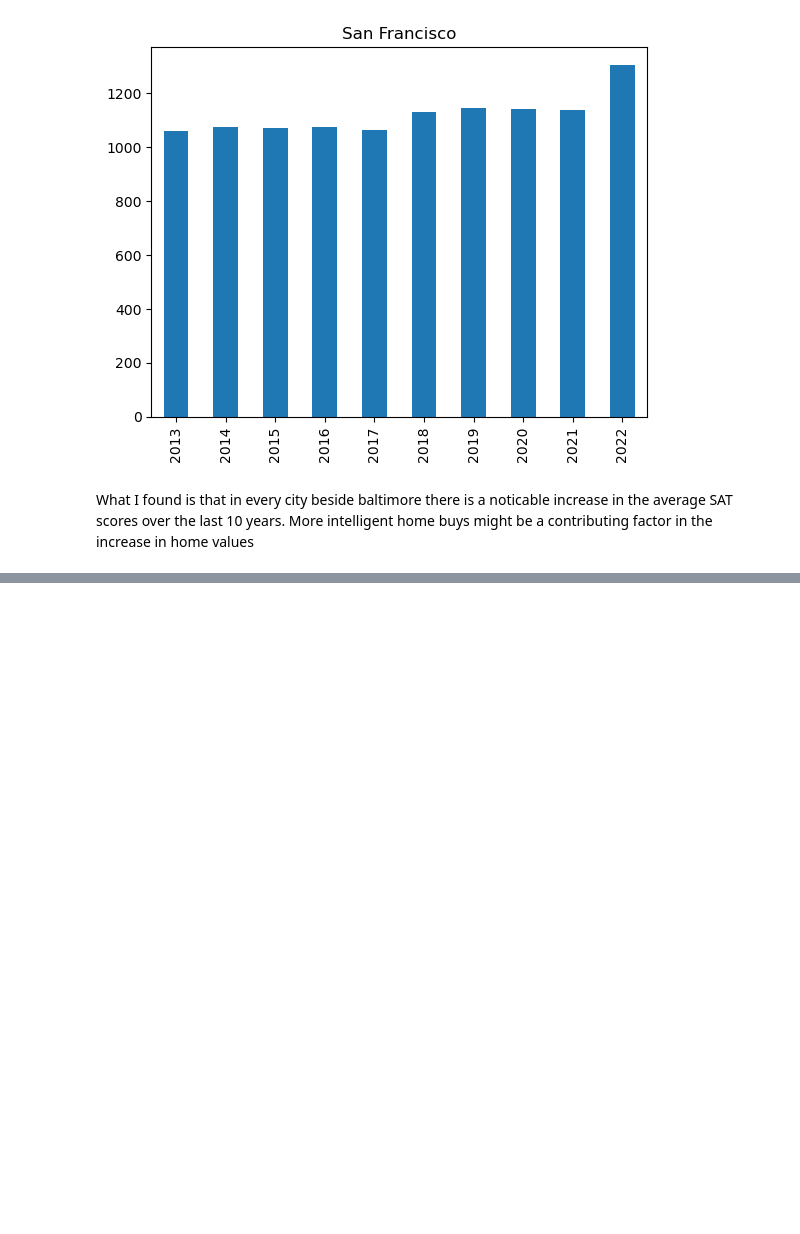
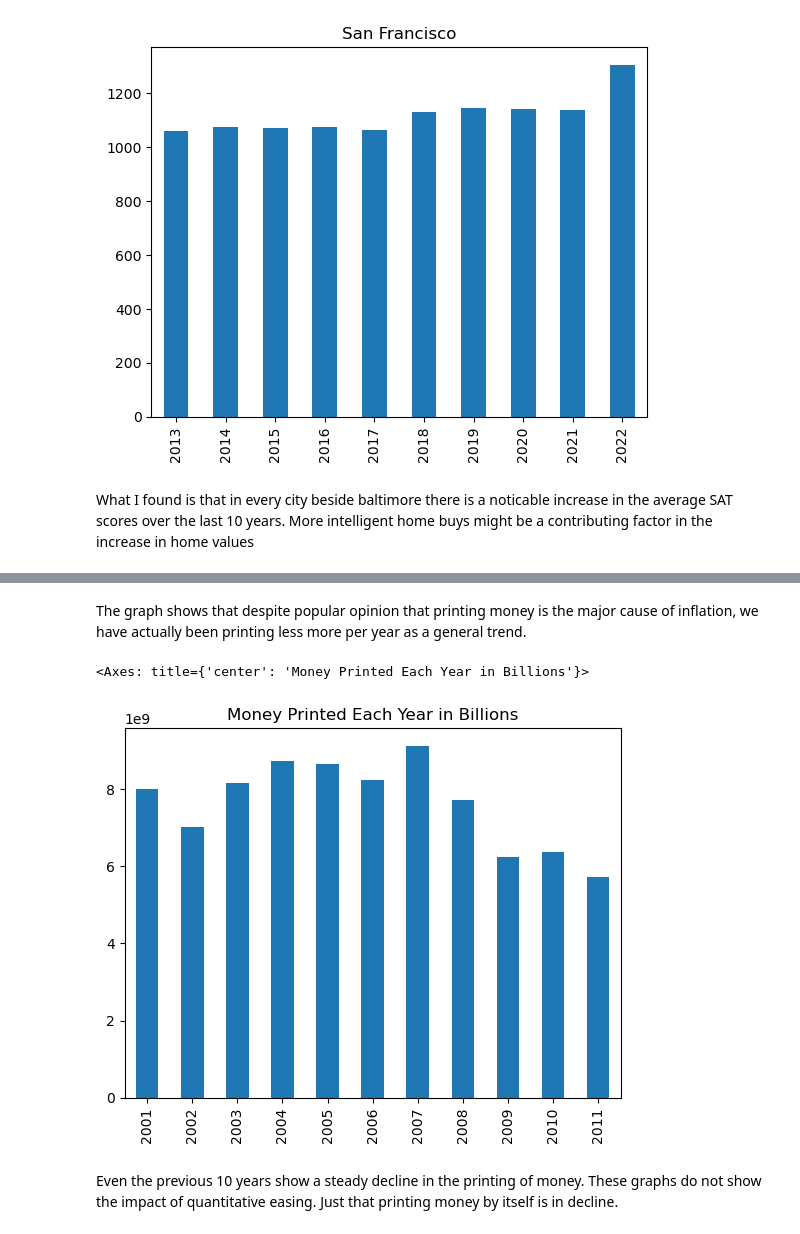
Before and after one commit to MWatkins87/Class_Project_Group_5, a Jupyter notebook: matthew_watkins.ipynb, the cells around one changed output, grey strips where cells are left out. Saved outputs shown, nothing was run; the diff lists cells and outputs as text; code cells hidden in the pictures; blank space fills up the shorter version.

```diff
--- a/matthew_watkins.ipynb
+++ b/matthew_watkins.ipynb
@@ -1090,0 +1059,26 @@ memory usage: 1.3+ KB
+# %% [markdown]
+The graph shows that despite popular opinion that printing money is the major cause of inflation, we have actually been printing less more per year as a general trend.
+# %%
+# new dataframe to show the previous 10 years
+previous_df = money[2]
+for df in money[3:5]:
+    # merging 3 dataframes together
+    previous_df = pd.merge(previous_df, df, on='Denomination', how='inner')
+
+# only the columns I want from the previous 10 years
+previous_df = previous_df[["FY 2001", "FY 2002", "FY 2003", "FY 2004", "FY 2005", "FY 2006", "FY 2007", "FY 2008", "FY 2009", "FY 2010", "FY 2011"]]
+
+# Removing "FY" from the start of each year
+for i in range(2001,2012):
+    previous_df = previous_df.rename(columns={f"FY {i}":f"{i}"})
+
+# Adding up the columns
+printed_money_totals_df2 = previous_df.sum()
+
+# printing a graph
+printed_money_totals_df2.plot(kind='bar', title='Money Printed Each Year in Billions')
+# %% [output]
+<Axes: title={'center': 'Money Printed Each Year in Billions'}>
+[figure, added]
+# %% [markdown]
+Even the previous 10 years show a steady decline in the printing of money. These graphs do not show the impact of quantitative easing. Just that printing money by itself is in decline.
```
Also changed, not shown: parts of 9 cells of this notebook.
